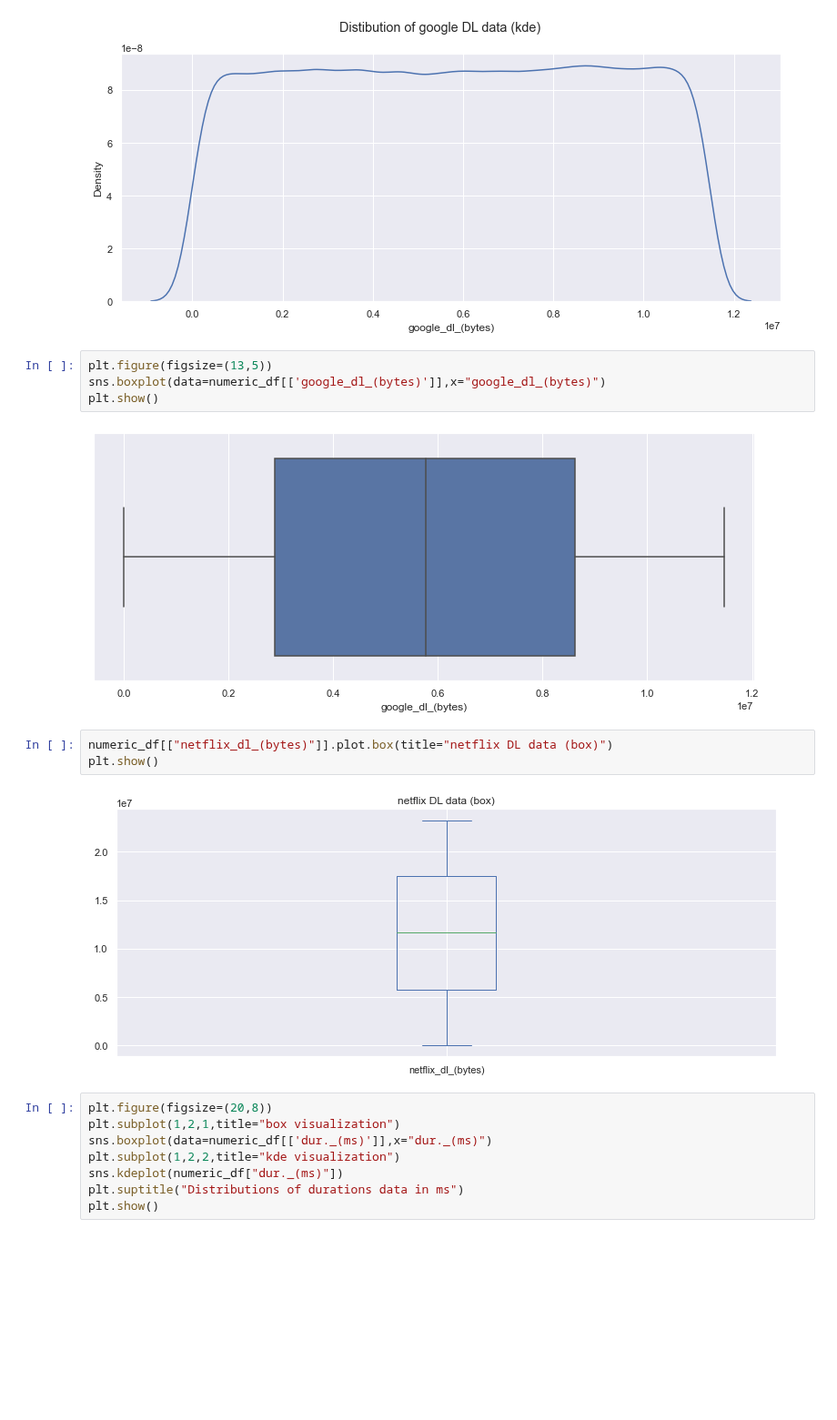
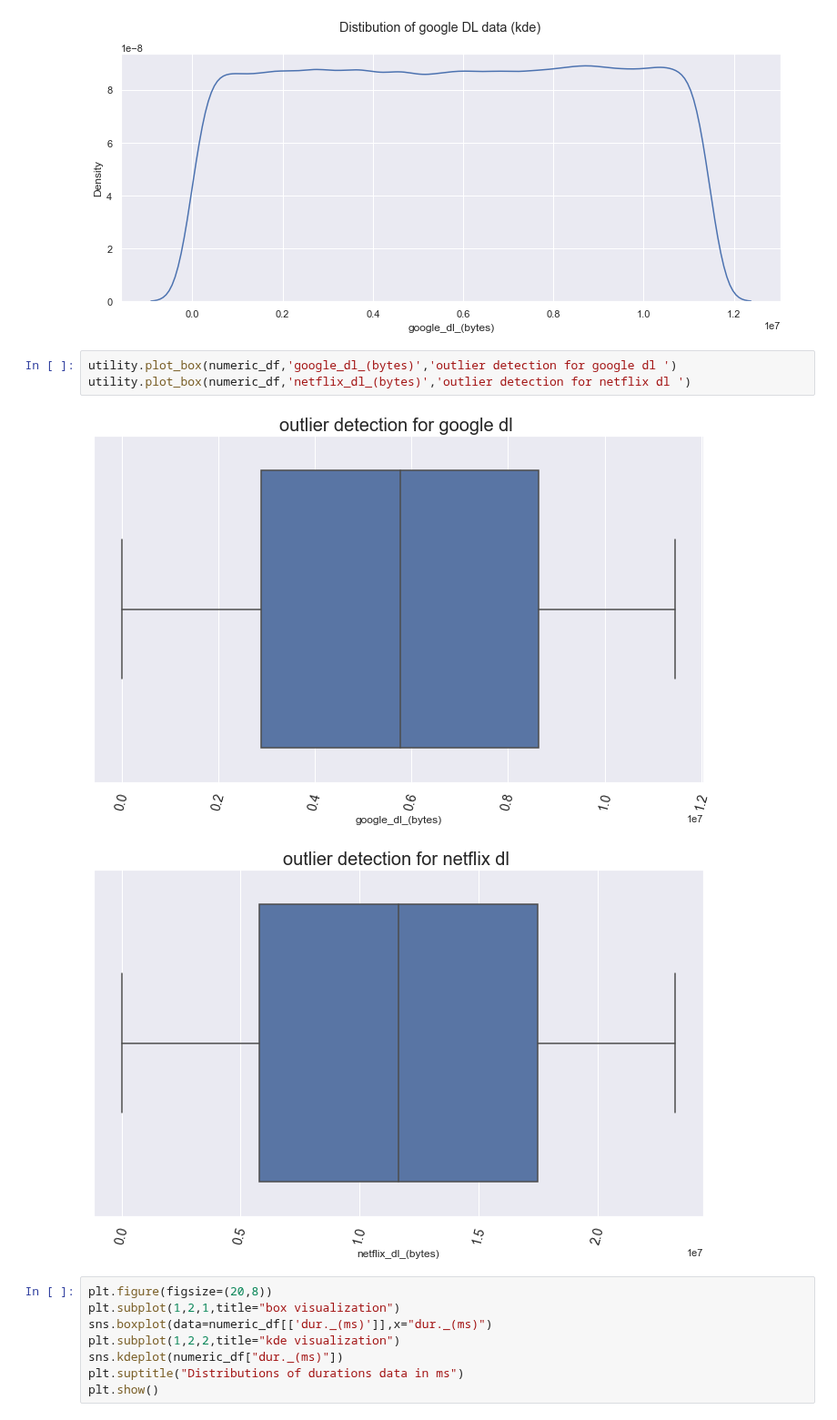
Before and after one commit to Nathnael12/Telecom_data_analysis, a Jupyter notebook: notebooks/UserOverviewAnalysis.ipynb, the cells around one changed output. Shown at 91% size. Drawn from its saved outputs; the diff is of its cells as text; blank space fills up the shorter version.

```diff
--- a/notebooks/UserOverviewAnalysis.ipynb
+++ b/notebooks/UserOverviewAnalysis.ipynb
@@ -498,17 +491,12 @@ plt.suptitle("Distibution of google DL data (kde)")
 plt.show()
 # %% [output]
 [figure]
-# %%
-plt.figure(figsize=(13,5))
-sns.boxplot(data=numeric_df[['google_dl_(bytes)']],x="google_dl_(bytes)")
-plt.show()
-# %% [output]
-[figure, removed]
-# %%
-numeric_df[["netflix_dl_(bytes)"]].plot.box(title="netflix DL data (box)")
-plt.show()
-# %% [output]
-[figure, removed]
+# %%
+utility.plot_box(numeric_df,'google_dl_(bytes)','outlier detection for google dl ')
+utility.plot_box(numeric_df,'netflix_dl_(bytes)','outlier detection for netflix dl ')
+# %% [output]
+[figure, added]
+[figure, added]
 # %%
 plt.figure(figsize=(20,8))
 plt.subplot(1,2,1,title="box visualization")
```
Also changed, not shown: parts of 7 cells of this notebook.
